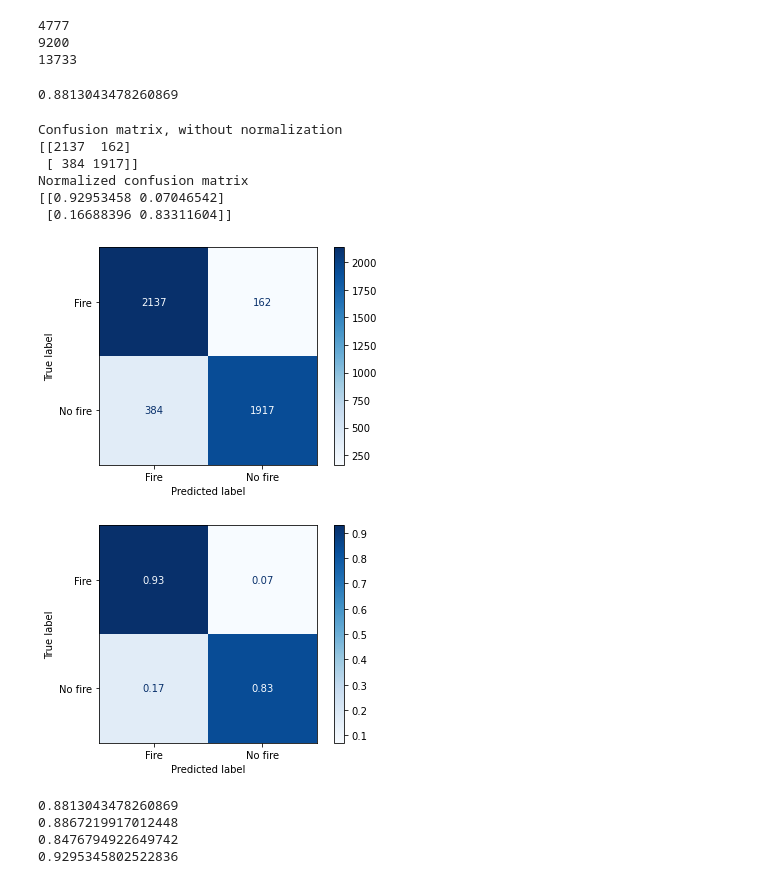
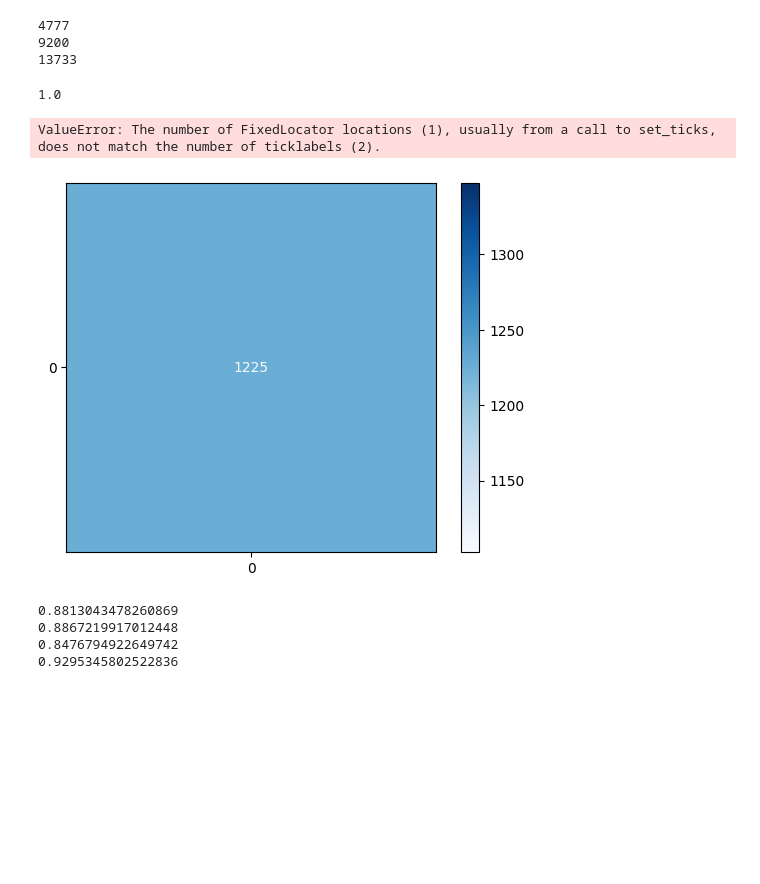
Before and after one commit to 123kubix123/bme688-fire, a Jupyter notebook: python-model-training.ipynb, the cells around one changed output. Drawn from its saved outputs; the diff is of its cells as text; code cells hidden in the pictures; blank space fills up the shorter version.

Commit message:
real life data training

```diff
--- a/python-model-training.ipynb
+++ b/python-model-training.ipynb
@@ -5,8 +5,8 @@ import json
 import pandas as pd
 import time
 # %%
-d1 = "data/2021_11_11_17_59_Board_94B97E6BA7B0_PowerOnOff_1_u6zwow6t2f25togi_File_0.bmerawdata"
-d2 = "data/2021_11_10_16_46_Board_94B97E6BA7B0_PowerOnOff_1_i3pwya3wka1j43oc_File_0.bmerawdata"
+d1 = "data/ognisko_label_2.bmerawdata"
+d2 = "data/powietrze_label_1.bmerawdata"
 d = json.load(open(d2))
 # %%
 data = pd.DataFrame(d["rawDataBody"]["dataBlock"])
@@ -67,6 +67,10 @@ df
 # %%
 # fixing messed up labels, more details ask Kuba or Hania
-data["fixed_label"] = 0
+# not needed anymore
+# fire = 2
+# air = 1
+
+""" data["fixed_label"] = 0
 x = data.label_tag.to_list()
 for i in range(1,len(x),1):
     if x[i-1] != x[i]:
@@ -74,7 +78,7 @@ for i in range(1,len(x),1):
 data.loc[:4777, "fixed_label"] = 1
 data.loc[4777:9200, "fixed_label"] = 2
 data.loc[9200:13733, "fixed_label"] = 1
-data.loc[13733:, "fixed_label"] = 2
+data.loc[13733:, "fixed_label"] = 2 """
 # %% [output]
 4777
 9200
@@ -82,7 +86,7 @@ data.loc[13733:, "fixed_label"] = 2
 # %%
 df = data[data.sensor_index == 1]
 X = data[["temperature", "pressure", "relative_humidity"]]#, "resistance_gassensor"]]#, "heater_profile_step_index"]]
-y = data["fixed_label"]
+y = data["label_tag"]
 # %%
 from sklearn.neural_network import MLPClassifier
 from sklearn.datasets import make_classification
@@ -94,36 +98,30 @@ clf = MLPClassifier(hidden_layer_sizes=(32,32,32), activation='logistic',
 
 clf.score(X_test, y_test)
 # %% [output]
-0.8813043478260869
+1.0
 # %%
-# from sklearn.metrics import confusion_matrix,ConfusionMatrixDisplay
+from sklearn.metrics import confusion_matrix,ConfusionMatrixDisplay
 import matplotlib.pyplot as plt
 y_pred = clf.predict(X_test)
 
-for title, normalize in titles_options:
-    disp = ConfusionMatrixDisplay.from_estimator(
-        clf,
-        X_test,
-        y_test,
-        display_labels=["Fire", "No fire"],
-        cmap=plt.cm.Blues,
-        normalize=normalize,
+#for title, normalize in titles_options:
+disp = ConfusionMatrixDisplay.from_estimator(
+    clf,
+    X_test,
+    y_test,
+    display_labels=["Fire", "No fire"],
+    cmap=plt.cm.Blues,
+ #   normalize=normalize,
     )
     #disp.ax_.set_title(title)
 
-    print(title)
-    print(disp.confusion_matrix)
+print(title)
+print(disp.confusion_matrix)
 
 plt.show()
 # %% [output]
-Confusion matrix, without normalization
-[[2137  162]
- [ 384 1917]]
-Normalized confusion matrix
-[[0.92953458 0.07046542]
- [0.16688396 0.83311604]]
+ValueError: The number of FixedLocator locations (1), usually from a call to set_ticks, does not match the number of ticklabels (2).
-[figure, old version]
+[figure, new version]
-[figure, removed]
 # %%
 from sklearn.metrics import accuracy_score, f1_score, precision_score, recall_score
 print(accuracy_score(y_test, y_pred))
```
Also changed, not shown: parts of 4 cells of this notebook, 2 other files.
